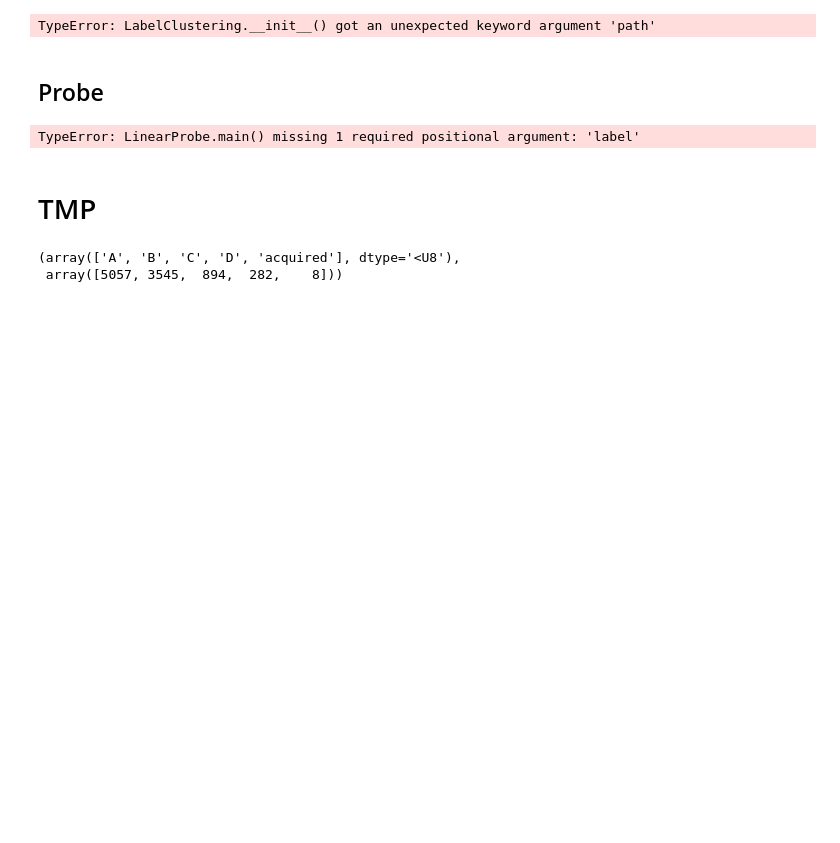
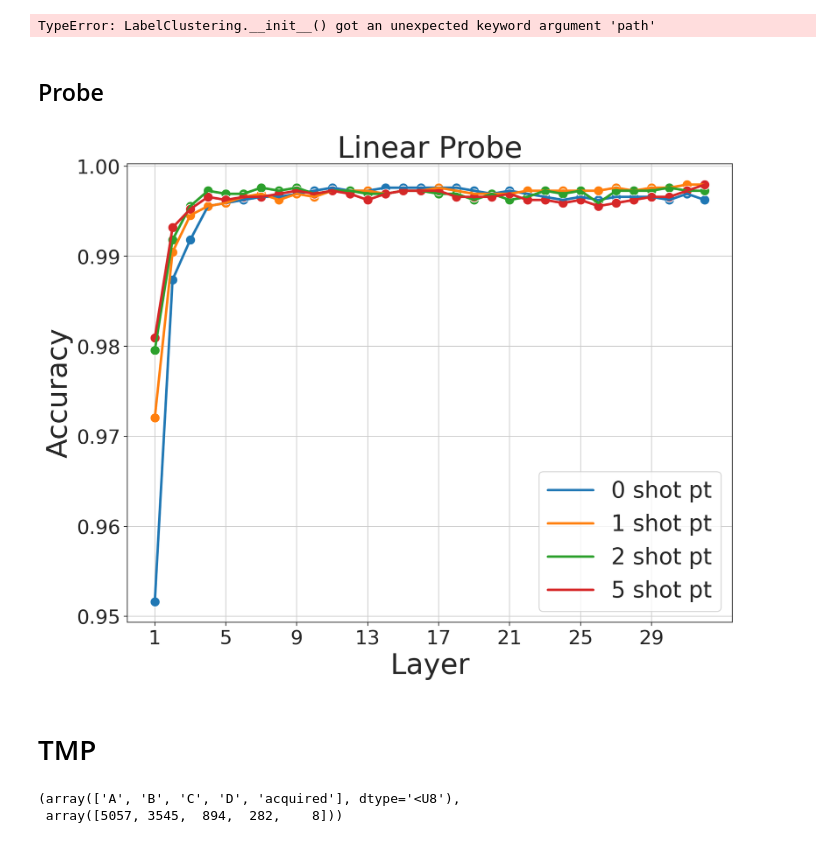
Before and after one commit to diegodoimo/geometry_icl_finetuning, a Jupyter notebook: notebook/science_qa.ipynb, the cells around one changed output. Drawn from its saved outputs; the diff is of its cells as text; code cells hidden in the pictures; blank space fills up the shorter version.

```diff
--- a/notebook/science_qa.ipynb
+++ b/notebook/science_qa.ipynb
@@ -171,26 +220,26 @@ TypeError: LabelClustering.__init__() got an unexpected keyword argument 'path'
 # %% [markdown]
 ## Probe
 # %%
-_PATH = Path("/orfeo/cephfs/scratch/area/ddoimo/open/geometric_lens"
-             "/repo/results/scienceqa/few_shot_category/evaluated_test/llama-3-8b")
+# _PATH = Path("/orfeo/cephfs/scratch/area/ddoimo/open/geometric_lens"
+#              "/repo/results/scienceqa/few_shot_category/evaluated_test/llama-3-8b")
 
-shot = [0,1,2,5]
-data_preds = []
-labels = preprocess_label(topics, 32)
-for i in shot:
-    out_from_storage = retrieve_from_storage(_PATH / f'{i}shot',
-                                             full_tensor=True)
-    tensors, _, _ = out_from_storage
-    linear_probe = LinearProbe()
-    data_preds.append(linear_probe.main(
-                                tensors=tensors,
-                                labels=labels,
-                                number_of_layers=tensors.shape[0],
-                                parallel=True))
+# shot = [0,1,2,5]
+# data_preds = []
+# labels = preprocess_label(topics, 32)
+# for i in shot:
+#     out_from_storage = retrieve_from_storage(_PATH / f'{i}shot',
+#                                              full_tensor=True)
+#     tensors, _, _ = out_from_storage
+#     linear_probe = LinearProbe()
+#     data_preds.append(linear_probe.main(
+#                                 tensors=tensors,
+#                                 labels=labels,
+#                                 number_of_layers=tensors.shape[0],
+#                                 parallel=True))
 
 plotter(data_preds, "Linear Probe", "Accuracy")
 # %% [output]
-TypeError: LinearProbe.main() missing 1 required positional argument: 'label'
+[figure, added]
 # %% [markdown]
 # TMP
 # %%
```
Also changed, not shown: parts of 6 cells of this notebook, 2 other files.
